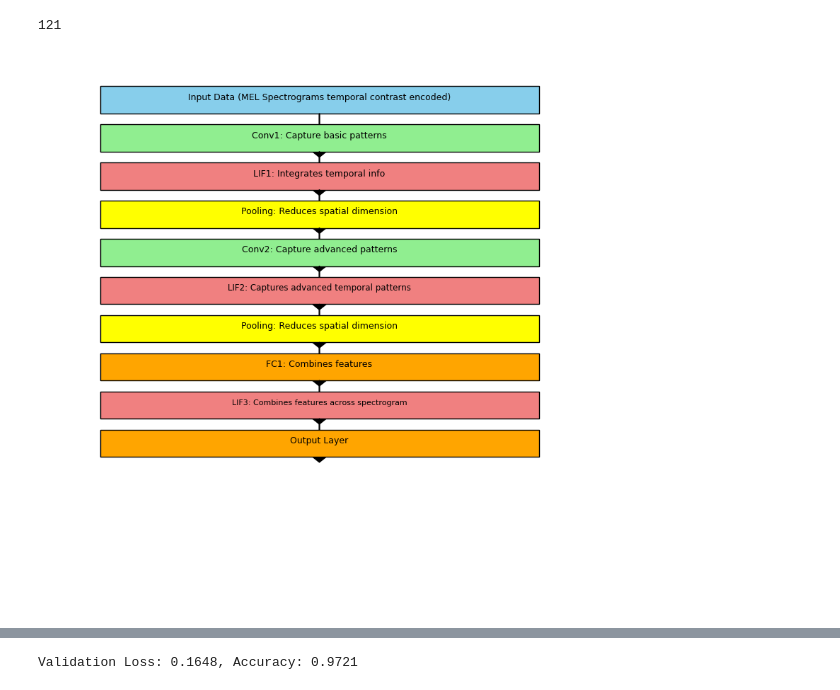
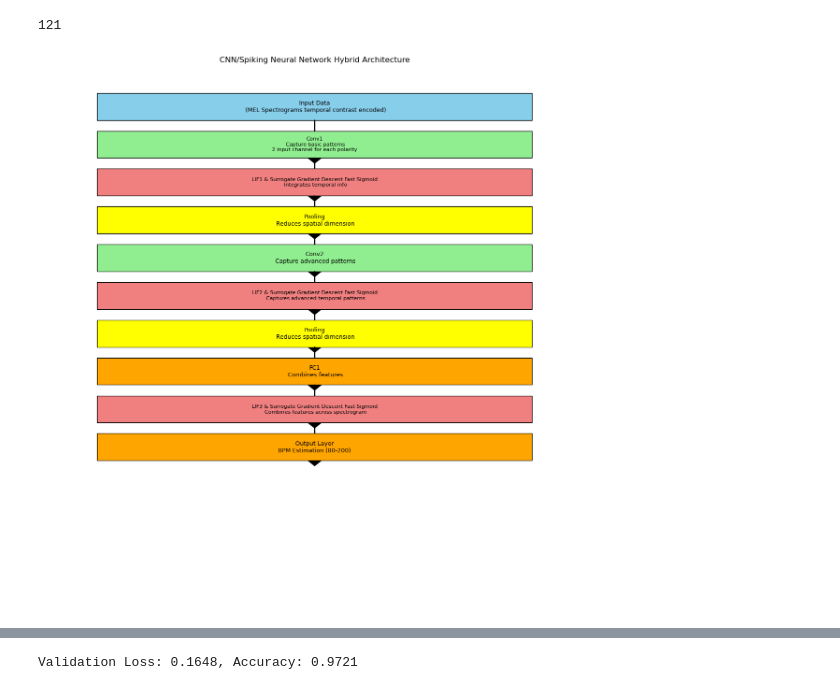
Before and after one commit to dennisripp/spiking_time_signature, a Jupyter notebook: tempo_cnn_snn _giantstep.ipynb, the cells around one changed output, grey strips where cells are left out. Saved outputs shown, nothing was run; the diff lists cells and outputs as text; code cells hidden in the pictures.

```diff
--- a/tempo_cnn_snn _giantstep.ipynb
+++ b/tempo_cnn_snn _giantstep.ipynb
@@ -1265,69 +1242,71 @@ import matplotlib.pyplot as plt
 import matplotlib.patches as patches
 
 def plot_snn_architecture():
-    fig, ax = plt.subplots(figsize=(10, 10))
+    fig, ax = plt.subplots(figsize=(15, 15))
 
     def draw_arrow(x, y, height=0.06):
         ax.arrow(x, y, 0, -height, head_width=0.05, head_length=0.02, fc='k', ec='k')
 
     # Input Data
     ax.add_patch(patches.Rectangle((0.1, 0.9), 0.8, 0.05, facecolor='skyblue', edgecolor="black"))
-    ax.text(0.5, 0.925, f'Input Data\n (MEL Spectrograms temporal contrast encoded)', ha='center', fontsize=9)
+    ax.text(0.5, 0.925, f'Input Data\n (MEL Spectrograms temporal contrast encoded)', ha='center', va='center' , fontsize=9)
     draw_arrow(0.5, 0.9)
 
     # Conv1
     ax.add_patch(patches.Rectangle((0.1, 0.83), 0.8, 0.05, facecolor='lightgreen', edgecolor="black"))
-    ax.text(0.5, 0.855, f'Conv1\n Capture basic patterns', ha='center', fontsize=9)
+    ax.text(0.5, 0.855, f'Conv1\n Capture basic patterns\n2 input channel for each polarity', ha='center', va='center' , fontsize=8)
     draw_arrow(0.5, 0.83)
 
     # LIF1 & Surrogate Gradient
     ax.add_patch(patches.Rectangle((0.1, 0.76), 0.8, 0.05, facecolor='lightcoral', edgecolor="black"))
-    ax.text(0.5, 0.785, f'LIF1\n Integrates temporal info', ha='center', fontsize=9)
+    ax.text(0.5, 0.785, f'LIF1 & Surrogate Gradient Descent Fast Sigmoid\n Integrates temporal info', ha='center', va='center' , fontsize=8)
     draw_arrow(0.5, 0.76)
 
     # Pooling
     ax.add_patch(patches.Rectangle((0.1, 0.69), 0.8, 0.05, facecolor='yellow', edgecolor="black"))
-    ax.text(0.5, 0.715, f'Pooling\n Reduces spatial dimension', ha='center', fontsize=9)
+    ax.text(0.5, 0.715, f'Pooling\n Reduces spatial dimension', ha='center', va='center' , fontsize=9)
     draw_arrow(0.5, 0.69)
 
     # Conv2
     ax.add_patch(patches.Rectangle((0.1, 0.62), 0.8, 0.05, facecolor='lightgreen', edgecolor="black"))
-    ax.text(0.5, 0.645, f'Conv2\n Capture advanced patterns', ha='center', fontsize=9)
+    ax.text(0.5, 0.645, f'Conv2\n Capture advanced patterns', ha='center', va='center' , fontsize=9)
     draw_arrow(0.5, 0.62)
 
     # LIF2 & Surrogate Gradient
     ax.add_patch(patches.Rectangle((0.1, 0.55), 0.8, 0.05, facecolor='lightcoral', edgecolor="black"))
-    ax.text(0.5, 0.575, f'LIF2\n Captures advanced temporal patterns', ha='center', fontsize=8.5)
+    ax.text(0.5, 0.575, f'LIF2 & Surrogate Gradient Descent Fast Sigmoid\n Captures advanced temporal patterns', va='center' , ha='center', fontsize=8)
     draw_arrow(0.5, 0.55)
 
     # Pooling
     ax.add_patch(patches.Rectangle((0.1, 0.48), 0.8, 0.05, facecolor='yellow', edgecolor="black"))
-    ax.text(0.5, 0.505, f'Pooling\n Reduces spatial dimension', ha='center', fontsize=9)
+    ax.text(0.5, 0.505, f'Pooling\n Reduces spatial dimension', va='center' , ha='center', fontsize=9)
     draw_arrow(0.5, 0.48)
 
     # Fully Connected 1
     ax.add_patch(patches.Rectangle((0.1, 0.41), 0.8, 0.05, facecolor='orange', edgecolor="black"))
-    ax.text(0.5, 0.435, f'FC1\n Combines features', ha='center', fontsize=9)
+    ax.text(0.5, 0.435, f'FC1\n Combines features', ha='center', va='center' , fontsize=9)
     draw_arrow(0.5, 0.41)
 
     # LIF3 & Surrogate Gradient
     ax.add_patch(patches.Rectangle((0.1, 0.34), 0.8, 0.05, facecolor='lightcoral', edgecolor="black"))
-    ax.text(0.5, 0.365, f'LIF3\n Combines features across spectrogram', ha='center', fontsize=8)
+    ax.text(0.5, 0.365, f'LIF3 & Surrogate Gradient Descent Fast Sigmoid\n Combines features across spectrogram', va='center' , ha='center', fontsize=8)
     draw_arrow(0.5, 0.34)
 
     # Fully Connected 2 (Output Layer)
     ax.add_patch(patches.Rectangle((0.1, 0.27), 0.8, 0.05, facecolor='orange', edgecolor="black"))
-    ax.text(0.5, 0.295, 'Output Layer', ha='center', fontsize=9)
+    ax.text(0.5, 0.295, 'Output Layer\nBPM Estimation (80-200)', ha='center', va='center' , fontsize=9)
+
 
     ax.set_xlim(0, 1)
     ax.set_ylim(0, 1)
     ax.axis('off')
+    plt.title("CNN/Spiking Neural Network Hybrid Architecture")
 
     plt.show()
 
 plot_snn_architecture()
 # %% [output]
-[figure, old version]
+[figure, new version]
 # %%
 # # Training parameters
 # num_epochs = 10
```
Also changed, not shown: parts of 13 cells of this notebook, 1 other file.
